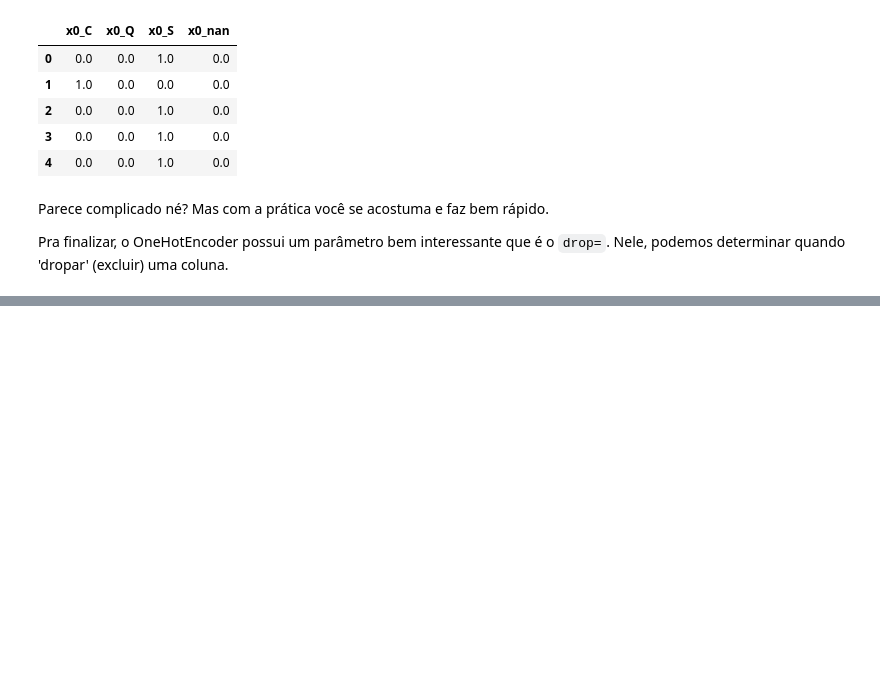
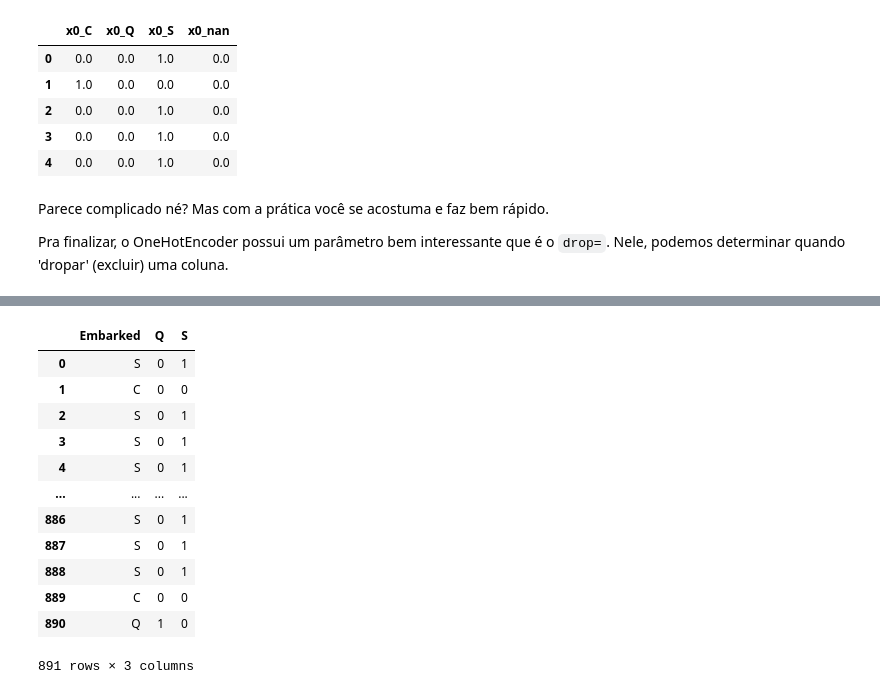
Before and after one commit to joaonsouza/kaggle-projects, a Jupyter notebook: Titanic-Machine-Learning-from-Disaster/notebooks/transformando features categoricas.ipynb, the cells around one changed output, grey strips where cells are left out. Drawn from its saved outputs; the diff is of its cells as text; code cells hidden in the pictures; blank space fills up the shorter version.

```diff
--- a/Titanic-Machine-Learning-from-Disaster/notebooks/transformando features categoricas.ipynb
+++ b/Titanic-Machine-Learning-from-Disaster/notebooks/transformando features categoricas.ipynb
@@ -354,0 +395,17 @@ Para finalizar, e agora é de verdade (kkk), o pandas tem um método de datafram
+# %%
+dummy_drop = pd.get_dummies(treino['Embarked'], drop_first=True)
+treino[['Embarked']].join(dummy_drop)
+# %% [output]
+|  | Embarked | Q | S |
+| 0 | S | 0 | 1 |
+| 1 | C | 0 | 0 |
+| 2 | S | 0 | 1 |
+| 3 | S | 0 | 1 |
+| 4 | S | 0 | 1 |
+| ... | ... | ... | ... |
+| 886 | S | 0 | 1 |
+| 887 | S | 0 | 1 |
+| 888 | S | 0 | 1 |
+| 889 | C | 0 | 0 |
+| 890 | Q | 1 | 0 |
+891 rows × 3 columns
```
Also changed, not shown: parts of 6 cells of this notebook.
